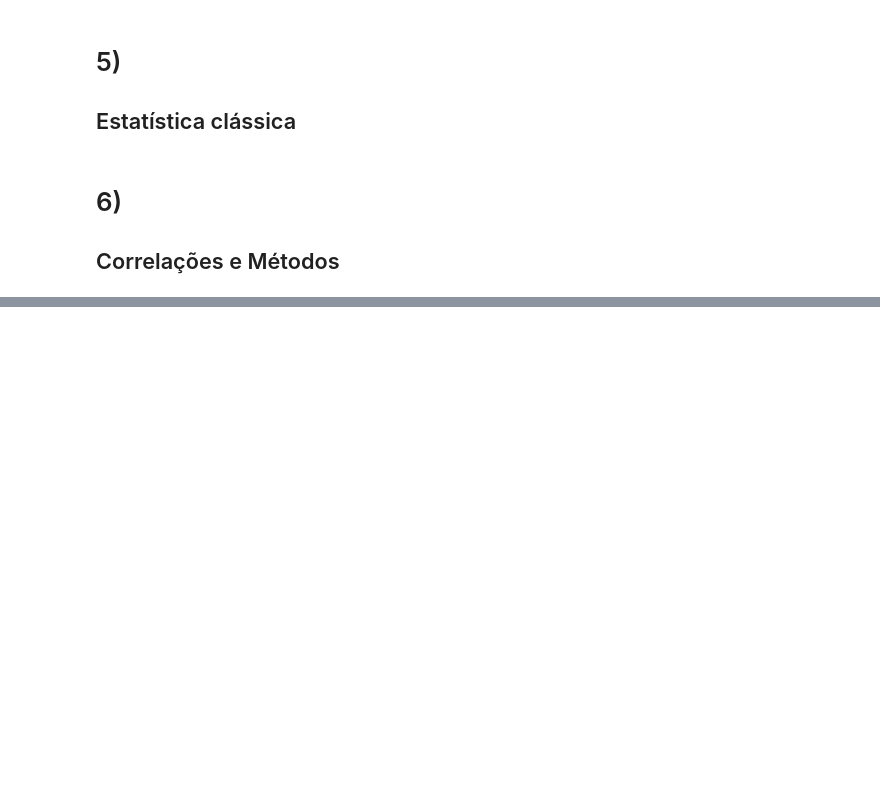
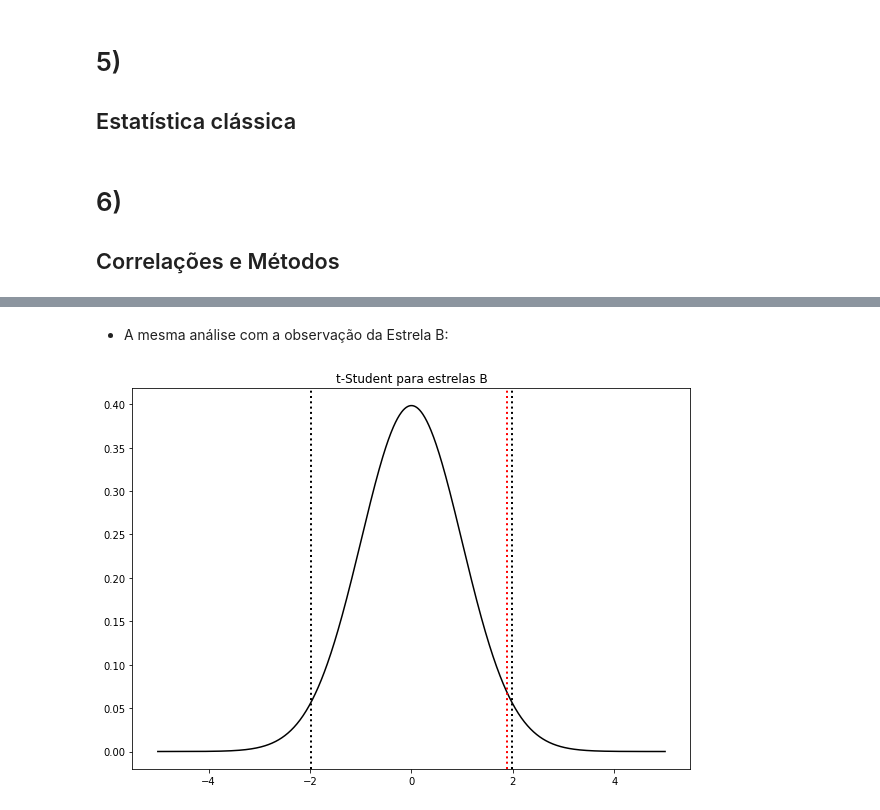
Before and after one commit to Hipparcus/Meus_projetos, a Jupyter notebook: Pessoal/Síntese Estatística.ipynb, the cells around one changed output, grey strips where cells are left out. Cells and saved outputs as stored; diff of their text form; code cells hidden in the pictures; blank space fills up the shorter version.

```diff
--- a/Pessoal/Síntese Estatística.ipynb
+++ b/Pessoal/Síntese Estatística.ipynb
@@ -744,0 +950,15 @@ plt.show()
+# %% [markdown]
+ - A mesma análise com a observação da Estrela B:
+# %%
+t_dist = np.linspace(-5,+5,1000)
+prob = stats.t.pdf(x= t_dist, df=tstudent(y_1,y_2)[1])
+
+plt.figure(figsize = [10,7])
+plt.title('t-Student para estrelas B')
+plt.plot(t_dist,prob,'k')
+plt.axvline(tstudent(y_1,y_2)[0], color='r', linestyle='dotted', linewidth=2)
+plt.axvline(stats.t.ppf(1-0.05/2,df=tstudent(y_1,y_2)[1]), color='k', linestyle='dotted', linewidth=2)
+plt.axvline(-stats.t.ppf(1-0.05/2,df=tstudent(y_1,y_2)[1]), color='k', linestyle='dotted', linewidth=2)
+plt.show()
+# %% [output]
+[figure, added]
```
Also changed, not shown: parts of 52 cells of this notebook, 2 other files.
